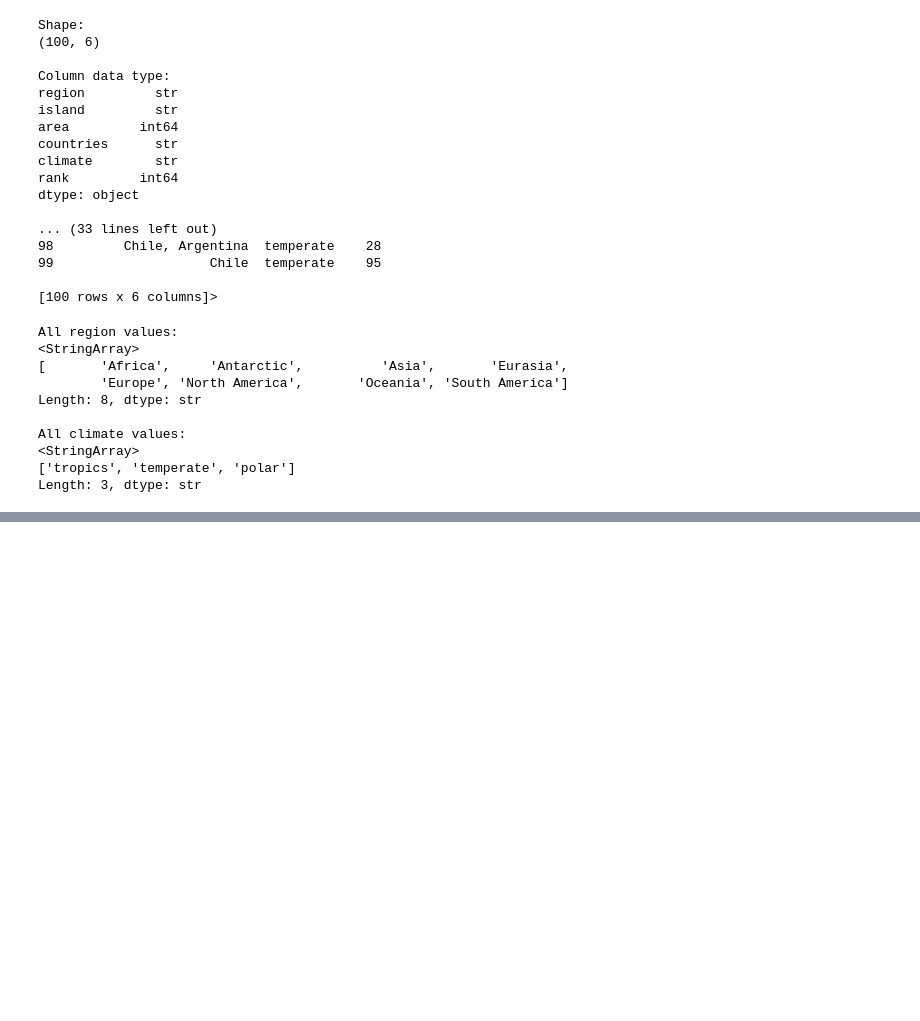
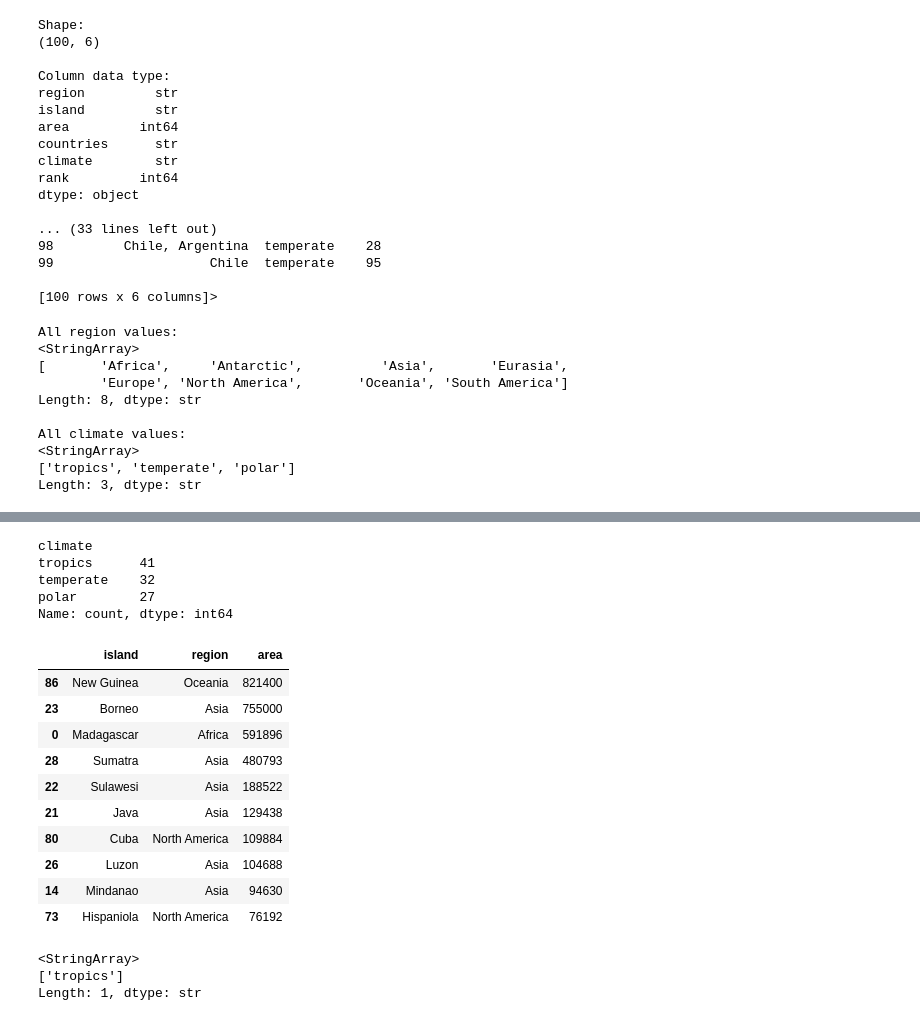
Before and after one commit to dakshita01/data-science-portfolio, a Jupyter notebook: 01-largest-islands/notebook/largest_islands.ipynb, the cells around one changed output, grey strips where cells are left out. Saved outputs shown, nothing was run; the diff lists cells and outputs as text; code cells hidden in the pictures; blank space fills up the shorter version.

Commit message:
feat: add all four question analysis and climate breakdown question

```diff
--- a/01-largest-islands/notebook/largest_islands.ipynb
+++ b/01-largest-islands/notebook/largest_islands.ipynb
@@ -79,0 +87,36 @@ Length: 3, dtype: str
+# %%
+# total number of tropical islands in top 100 islands
+df['climate'].value_counts()
+# %% [output]
+climate
+tropics      41
+temperate    32
+polar        27
+Name: count, dtype: int64
+# %%
+# filter only to the tropics climate
+tropical_islands = df[df['climate'] == 'tropics']
+
+# sort by area, descending order, top 10 islands
+top_10_tropical = tropical_islands.sort_values('area', ascending=False).head(10)
+
+# displaying the columns we need
+top_10_tropical[['island', 'region', 'area']]
+# %% [output]
+|  | island | region | area |
+| 86 | New Guinea | Oceania | 821400 |
+| 23 | Borneo | Asia | 755000 |
+| 0 | Madagascar | Africa | 591896 |
+| 28 | Sumatra | Asia | 480793 |
+| 22 | Sulawesi | Asia | 188522 |
+| 21 | Java | Asia | 129438 |
+| 80 | Cuba | North America | 109884 |
+| 26 | Luzon | Asia | 104688 |
+| 14 | Mindanao | Asia | 94630 |
+| 73 | Hispaniola | North America | 76192 |
+# %%
+print(top_10_tropical['climate'].unique())
+# %% [output]
+<StringArray>
+['tropics']
+Length: 1, dtype: str
```
Also changed, not shown: parts of 12 cells of this notebook, 1 other file.
